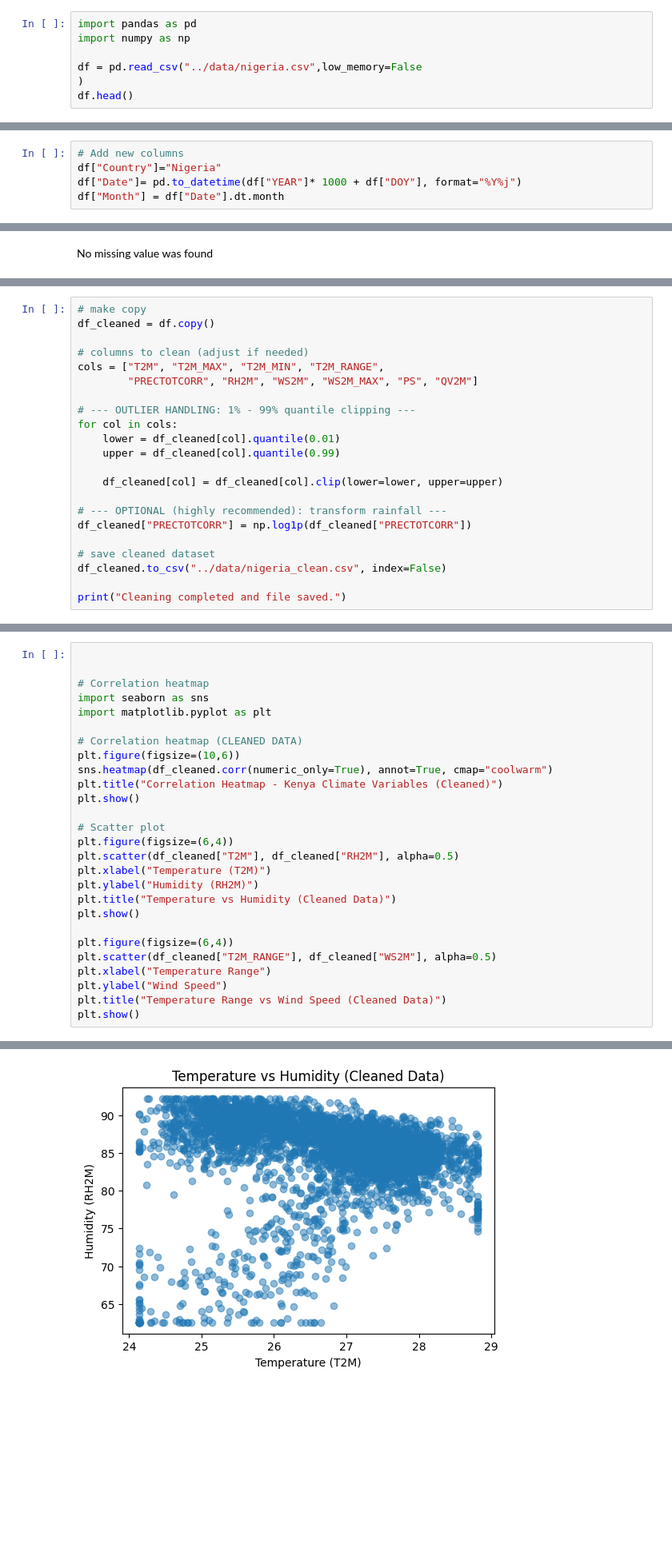
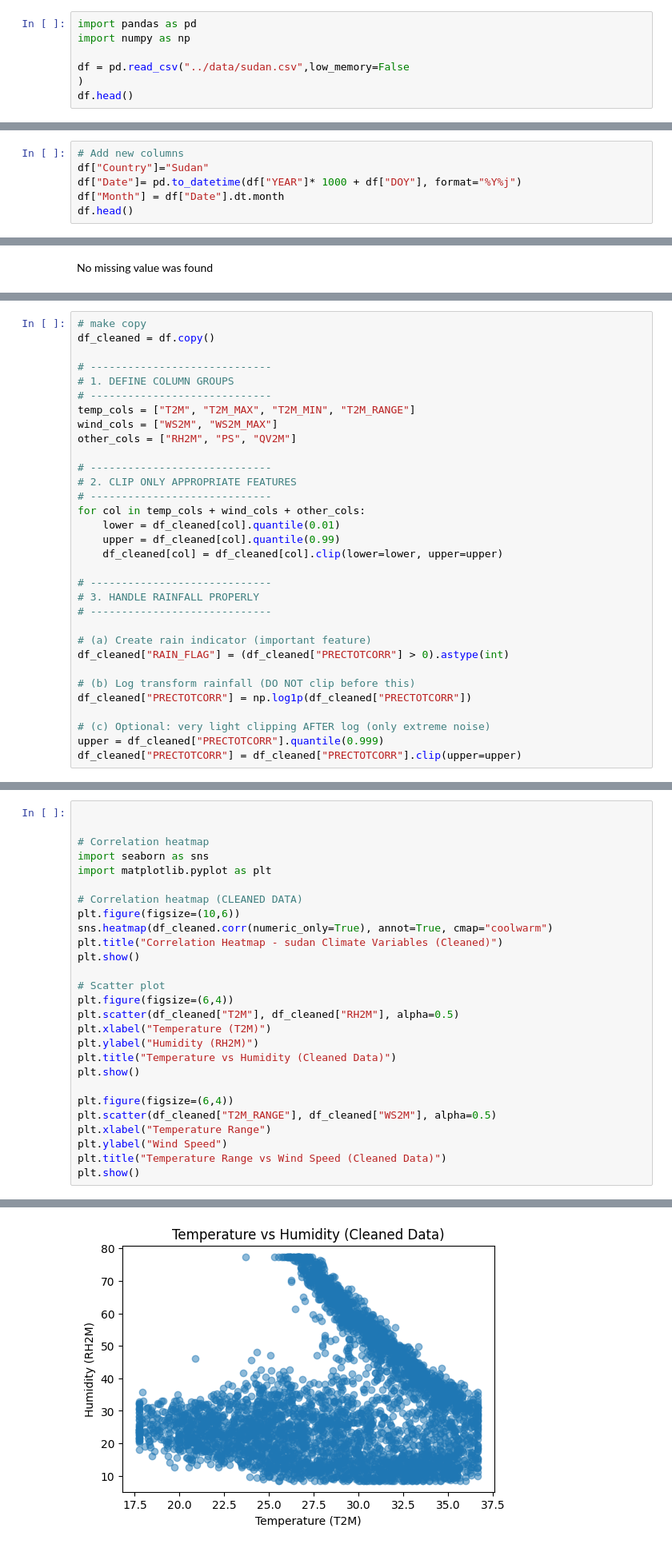
Before and after one commit to fevenabebe/climate-challenge-week0, a Jupyter notebook: notebooks/sudan_eda.ipynb, the cells around one changed output, grey strips where cells are left out. Shown at 80% size. Cells and saved outputs as stored; diff of their text form; blank space fills up the shorter version.

```diff
--- a/notebooks/sudan_eda.ipynb
+++ b/notebooks/sudan_eda.ipynb
@@ -2,7 +2,7 @@
 import pandas as pd
 import numpy as np
 
-df = pd.read_csv("../data/nigeria.csv",low_memory=False
+df = pd.read_csv("../data/sudan.csv",low_memory=False
 )
 df.head()
 # %% [output]
@@ -15,5 +15,6 @@ df.head()
 # %%
 # Add new columns
-df["Country"]="Nigeria"
+df["Country"]="Sudan"
 df["Date"]= pd.to_datetime(df["YEAR"]* 1000 + df["DOY"], format="%Y%j")
 df["Month"] = df["Date"].dt.month
+df.head()
@@ -84,21 +92,31 @@ dtype: int64
 # make copy
 df_cleaned = df.copy()
 
-# columns to clean (adjust if needed)
-cols = ["T2M", "T2M_MAX", "T2M_MIN", "T2M_RANGE",
-        "PRECTOTCORR", "RH2M", "WS2M", "WS2M_MAX", "PS", "QV2M"]
+# -----------------------------
+# 1. DEFINE COLUMN GROUPS
+# -----------------------------
+temp_cols = ["T2M", "T2M_MAX", "T2M_MIN", "T2M_RANGE"]
+wind_cols = ["WS2M", "WS2M_MAX"]
+other_cols = ["RH2M", "PS", "QV2M"]
 
-# --- OUTLIER HANDLING: 1% - 99% quantile clipping ---
-for col in cols:
+# -----------------------------
+# 2. CLIP ONLY APPROPRIATE FEATURES
+# -----------------------------
+for col in temp_cols + wind_cols + other_cols:
     lower = df_cleaned[col].quantile(0.01)
     upper = df_cleaned[col].quantile(0.99)
-
     df_cleaned[col] = df_cleaned[col].clip(lower=lower, upper=upper)
 
-# --- OPTIONAL (highly recommended): transform rainfall ---
+# -----------------------------
+# 3. HANDLE RAINFALL PROPERLY
+# -----------------------------
+
+# (a) Create rain indicator (important feature)
+df_cleaned["RAIN_FLAG"] = (df_cleaned["PRECTOTCORR"] > 0).astype(int)
+
+# (b) Log transform rainfall (DO NOT clip before this)
 df_cleaned["PRECTOTCORR"] = np.log1p(df_cleaned["PRECTOTCORR"])
 
-# save cleaned dataset
-df_cleaned.to_csv("../data/nigeria_clean.csv", index=False)
-
-print("Cleaning completed and file saved.")
+# (c) Optional: very light clipping AFTER log (only extreme noise)
+upper = df_cleaned["PRECTOTCORR"].quantile(0.999)
+df_cleaned["PRECTOTCORR"] = df_cleaned["PRECTOTCORR"].clip(upper=upper)
@@ -114,7 +138,7 @@ import matplotlib.pyplot as plt
 # Correlation heatmap (CLEANED DATA)
 plt.figure(figsize=(10,6))
 sns.heatmap(df_cleaned.corr(numeric_only=True), annot=True, cmap="coolwarm")
-plt.title("Correlation Heatmap - Kenya Climate Variables (Cleaned)")
+plt.title("Correlation Heatmap - sudan Climate Variables (Cleaned)")
 plt.show()
 
 # Scatter plot
@@ -136 +160 @@ plt.show()
-[figure, old version]
+[figure, new version]
```
Also changed, not shown: parts of 14 cells of this notebook.
